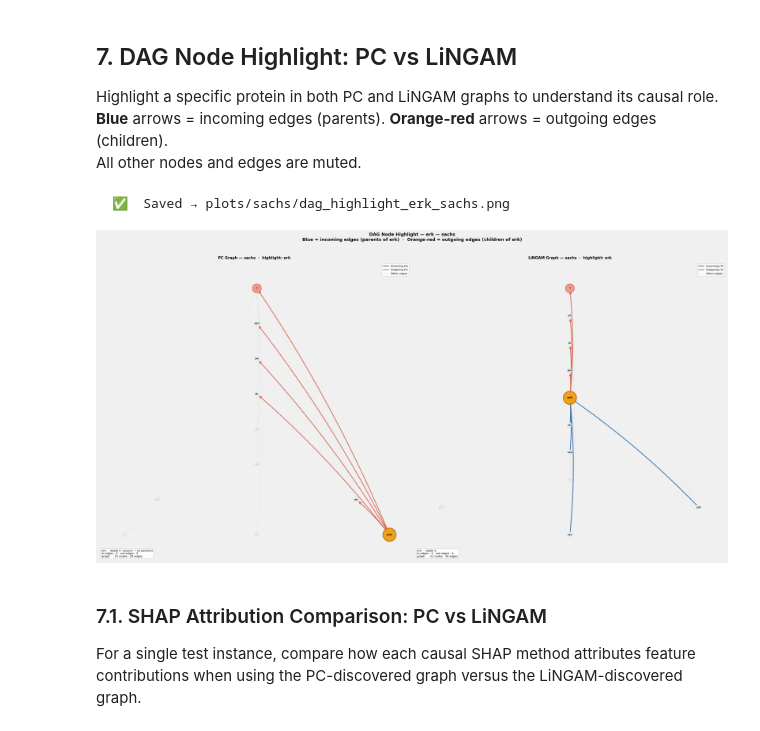
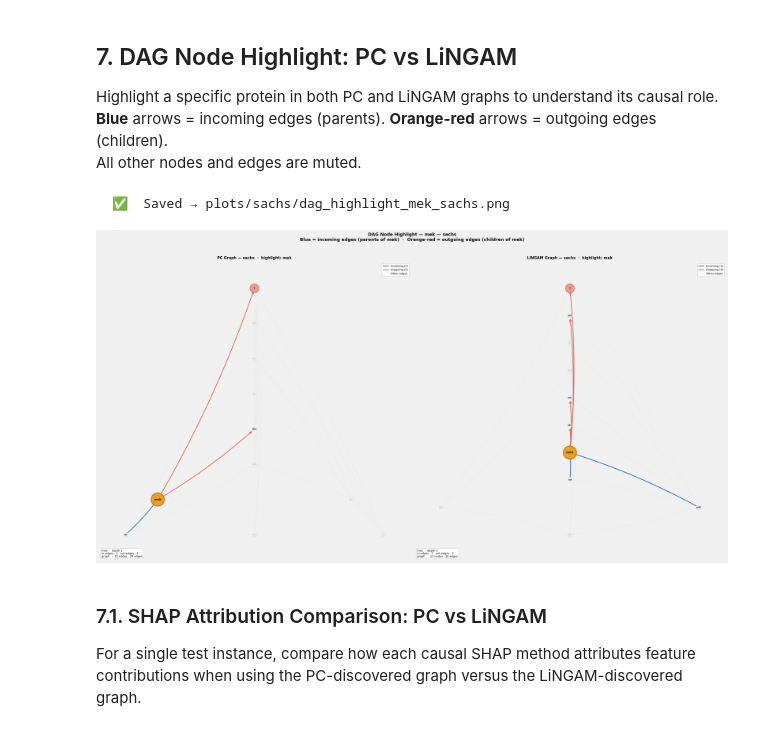
Before and after one commit to juanriosg12/master_thesis, a Jupyter notebook: notebooks/real_data_analysis.ipynb, the cells around one changed output. Saved outputs shown, nothing was run; the diff lists cells and outputs as text; code cells hidden in the pictures.

Commit message:
update latest plots

```diff
--- a/notebooks/real_data_analysis.ipynb
+++ b/notebooks/real_data_analysis.ipynb
@@ -429,17 +429,17 @@ Highlight a specific protein in both PC and LiNGAM graphs to understand its caus
 **Blue** arrows = incoming edges (parents). **Orange-red** arrows = outgoing edges (children).
 All other nodes and edges are muted.
 # %%
-HIGHLIGHT_FEATURE = 'erk'   # change to any protein name
+HIGHLIGHT_FEATURE = 'mek'   # change to any protein name
 
 fig_highlight = plot_dag_highlight(
     G_pc, pos_pc, td_pc, src_pc, y_pc, ml_pc,
     G_lingam, pos_lingam, td_lingam, src_lingam, y_lingam, ml_lingam,
     HIGHLIGHT_FEATURE, pc_names, DATASET,
     save_dir=PLOTS_DIR,
 )
 # %% [output]
-  ✅  Saved → plots/sachs/dag_highlight_erk_sachs.png
+  ✅  Saved → plots/sachs/dag_highlight_mek_sachs.png
-[figure, old version]
+[figure, new version]
 # %% [markdown]
 ### 7.1. SHAP Attribution Comparison: PC vs LiNGAM
 
```
Also changed, not shown: 8 other files.
